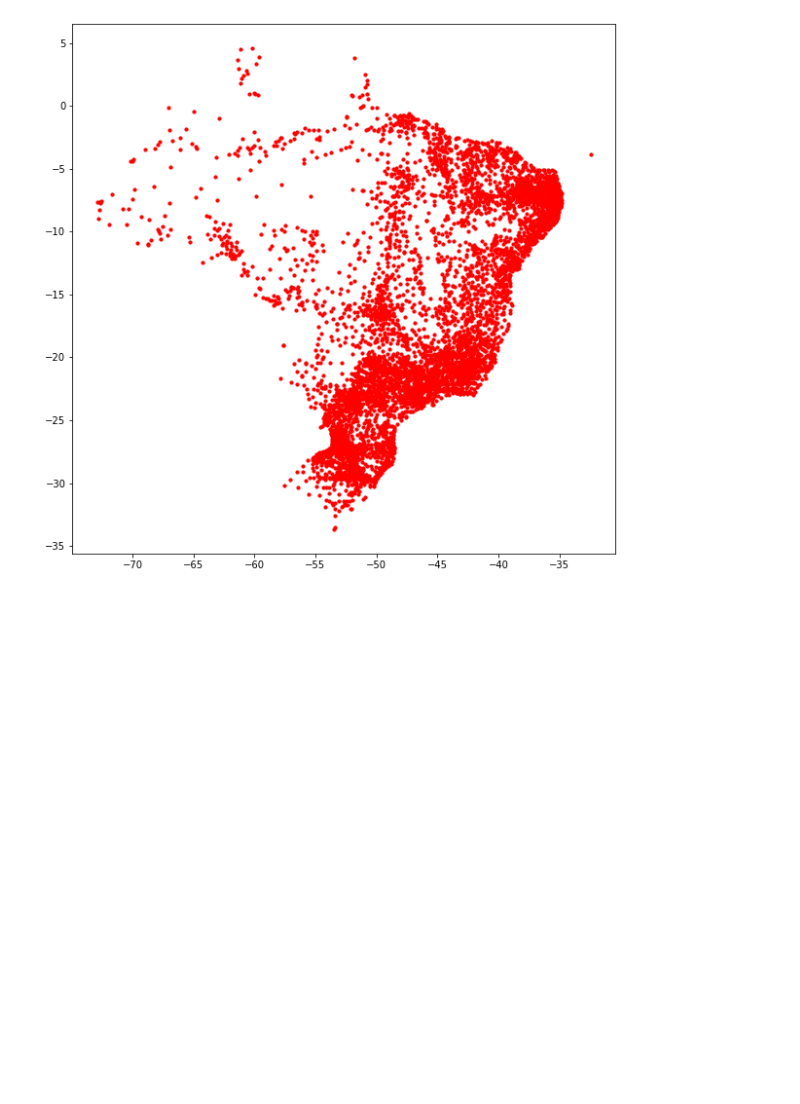
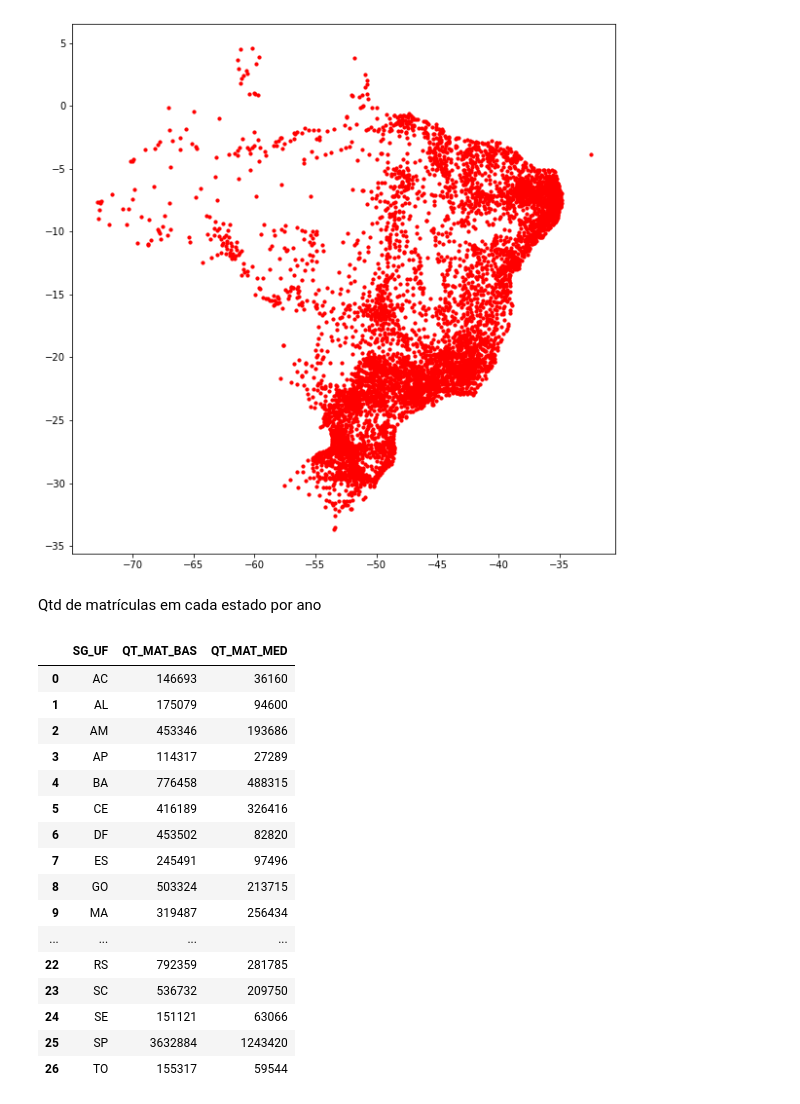
Before and after one commit to JV-Nunes/Relatorio-Conectividade, a Jupyter notebook: Analise/EDA/Censo_Esc.ipynb, the cells around one changed output. Saved outputs shown, nothing was run; the diff lists cells and outputs as text; code cells hidden in the pictures; blank space fills up the shorter version.

```diff
--- a/Analise/EDA/Censo_Esc.ipynb
+++ b/Analise/EDA/Censo_Esc.ipynb
@@ -68,3 +68,33 @@ plt.scatter(pub_19.longitude, pub_19.latitude, c='red', s=10)
 # %% [output]
 <matplotlib.collections.PathCollection at 0x...>
 [figure]
+# %% [markdown]
+Qtd de matrículas em cada estado por ano
+# %%
+def load_and_count(ano):
+    df = pd.read_csv(f'../../Dados/Censo Escolar/{ano}/dados/microdados_ed_basica_{ano}.csv',
+                    usecols=['SG_UF','TP_DEPENDENCIA','TP_SITUACAO_FUNCIONAMENTO','QT_MAT_BAS','QT_MAT_MED'],
+                    encoding='latin-1', sep=';')
+    df = df.query('TP_DEPENDENCIA == 2 & TP_SITUACAO_FUNCIONAMENTO == 1')
+    df = df.drop(['TP_DEPENDENCIA','TP_SITUACAO_FUNCIONAMENTO'],axis=1).groupby('SG_UF').sum().reset_index()
+    return df.astype({'QT_MAT_BAS': 'int32', 'QT_MAT_MED': 'int32'})
+# %%
+load_and_count(2020)
+# %% [output]
+|  | SG_UF | QT_MAT_BAS | QT_MAT_MED |
+| 0 | AC | 146693 | 36160 |
+| 1 | AL | 175079 | 94600 |
+| 2 | AM | 453346 | 193686 |
+| 3 | AP | 114317 | 27289 |
+| 4 | BA | 776458 | 488315 |
+| 5 | CE | 416189 | 326416 |
+| 6 | DF | 453502 | 82820 |
+| 7 | ES | 245491 | 97496 |
+| 8 | GO | 503324 | 213715 |
+| 9 | MA | 319487 | 256434 |
+| ... | ... | ... | ... |
+| 22 | RS | 792359 | 281785 |
+| 23 | SC | 536732 | 209750 |
+| 24 | SE | 151121 | 63066 |
+| 25 | SP | 3632884 | 1243420 |
+| 26 | TO | 155317 | 59544 |
```
Also changed, not shown: 2 other files.
